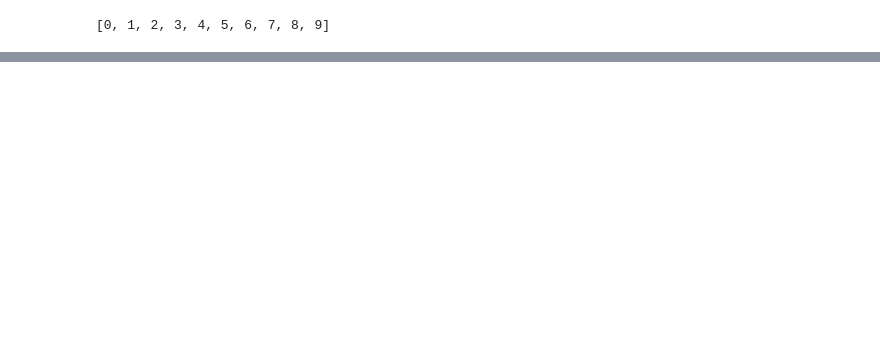
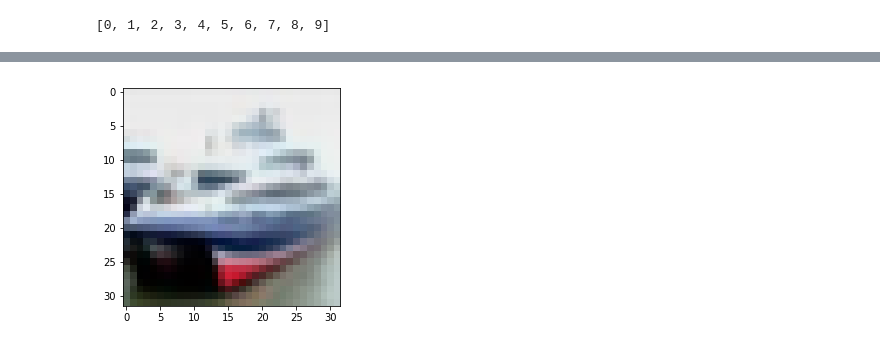
Before and after one commit to virajbhalala/CS498AppliedMachineLearning, a Jupyter notebook: CIFAR_Image_PCA/CIFAR_PCA.ipynb, the cells around one changed output, grey strips where cells are left out. Saved outputs shown, nothing was run; the diff lists cells and outputs as text; code cells hidden in the pictures; blank space fills up the shorter version.

```diff
--- a/CIFAR_Image_PCA/CIFAR_PCA.ipynb
+++ b/CIFAR_Image_PCA/CIFAR_PCA.ipynb
@@ -12,6 +18,13 @@ def unpickle(file):
     with open(file, 'rb') as fo:
         dict = pickle.load(fo, encoding='bytes')
     return dict
+def createPlot(im):
+    r = im[0:1024].reshape(32, 32)
+    g = im[1024:2048].reshape(32, 32)
+    b = im[2048:].reshape(32, 32)
+    img = np.dstack((r, g, b))
+    plt.imshow(img)
+    plt.show()
 # %%
 a =unpickle(file="../CIFAR_Image_PCA/cifar-10-batches-py/data_batch_1")
 b =unpickle(file="../CIFAR_Image_PCA/cifar-10-batches-py/data_batch_2")
@@ -89,0 +118,6 @@ meta
+# %%
+
+
+createPlot(im = np.array(d.get(b'data'))[1])
+# %% [output]
+[figure, added]
```
Also changed, not shown: parts of 19 cells of this notebook, 1 other file.
